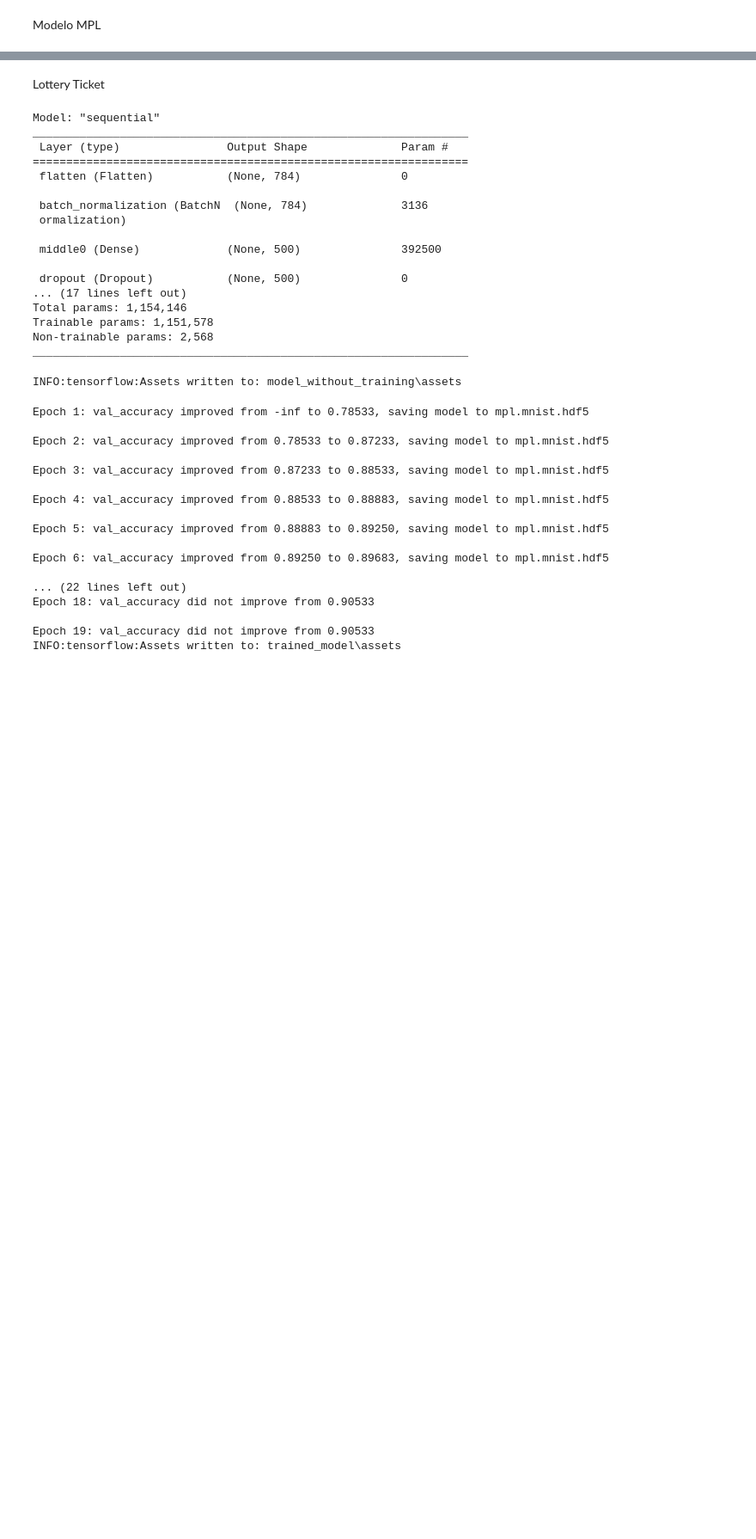
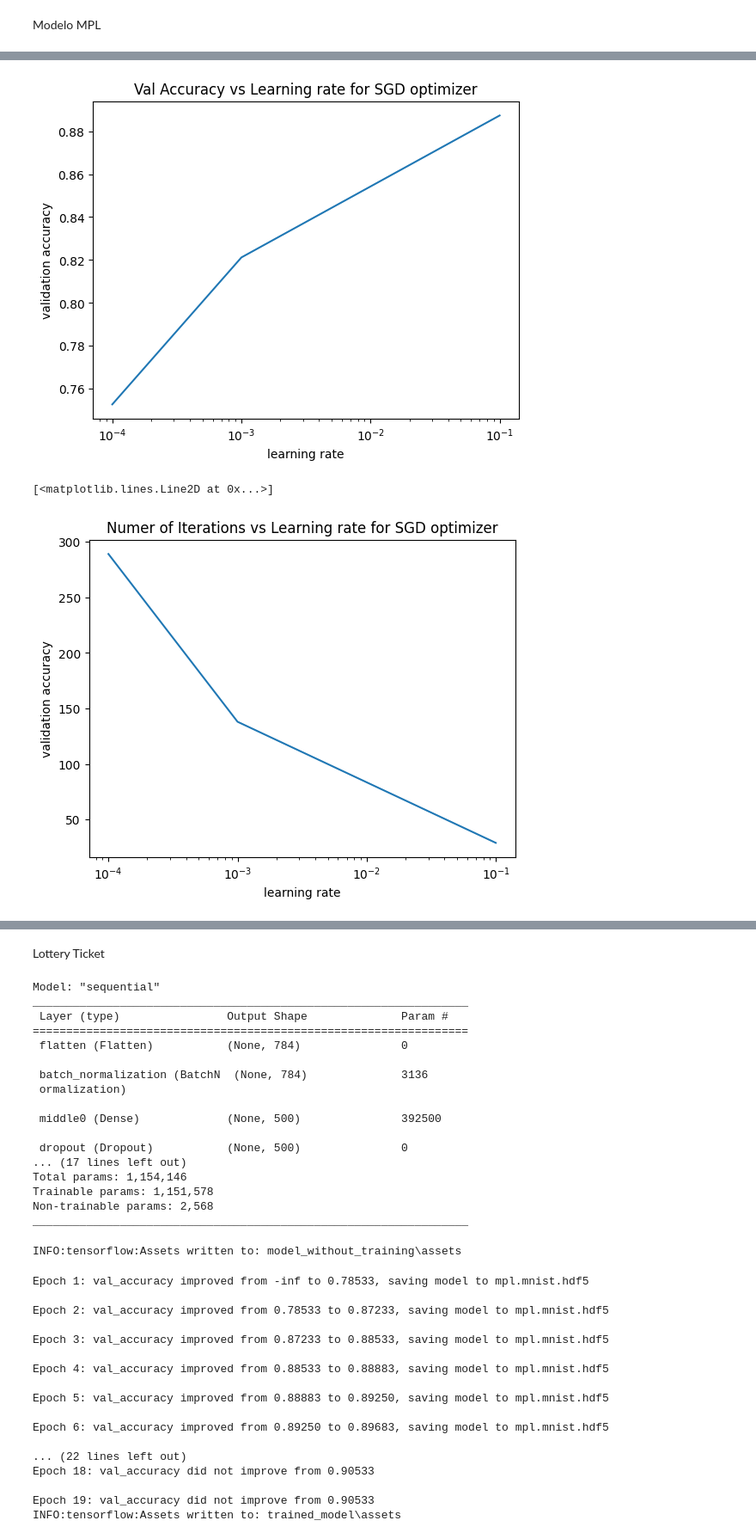
Before and after one commit to JBatRey/RedesNeuronales, a Jupyter notebook: TP1.ipynb, the cells around one changed output, grey strips where cells are left out. Shown at 86% size. Drawn from its saved outputs; the diff is of its cells as text; code cells hidden in the pictures; blank space fills up the shorter version.

```diff
--- a/TP1.ipynb
+++ b/TP1.ipynb
@@ -408,0 +288,41 @@ submission.to_csv("submission4bis.csv",index=False)
+# %%
+
+learning_rates = [0.0001, 0.001, 0.1]
+accuracy_values = []
+
+for learning_rate in learning_rates:
+
+    K.clear_session()
+    model_mpl = Sequential()
+    model_mpl.add(Flatten(input_shape=(28,28)))
+    model_mpl.add(BatchNormalization())
+    model_mpl.add(Dense(200, activation='relu', kernel_initializer=normal_initializer, name='middle1'))
+    model_mpl.add(Dense(output_size, activation='softmax',  kernel_initializer=normal_initializer, name='salida'))
+    model_mpl.compile(loss = 'categorical_crossentropy', optimizer=optimizers.SGD(lr=learning_rate) , metrics=['accuracy'])
+    history = model_mpl.fit(X_train,
+            y_train_categorical ,
+            epochs=300, batch_size=2000,
+            verbose=0,
+            validation_data=(X_val, y_val_categorical),
+            callbacks=[earlyStopping],
+            )
+
+    val_acc = history.history["val_accuracy"]
+    accuracy_values.append(val_acc)
+# %%
+plt.xlabel("learning rate")
+plt.ylabel("validation accuracy")
+plt.xscale('log')
+plt.title('Val Accuracy vs Learning rate for SGD optimizer')
+plt.plot(learning_rates, [x[-1] for x in accuracy_values])
+plt.show()
+
+plt.xlabel("learning rate")
+plt.ylabel("validation accuracy")
+plt.xscale('log')
+plt.title('Numer of Iterations vs Learning rate for SGD optimizer')
+plt.plot(learning_rates, [len(x) for x in accuracy_values])
+# %% [output]
+[figure, added]
+[<matplotlib.lines.Line2D at 0x...>]
+[figure, added]
```
Also changed, not shown: parts of 26 cells of this notebook, 14 other files.
